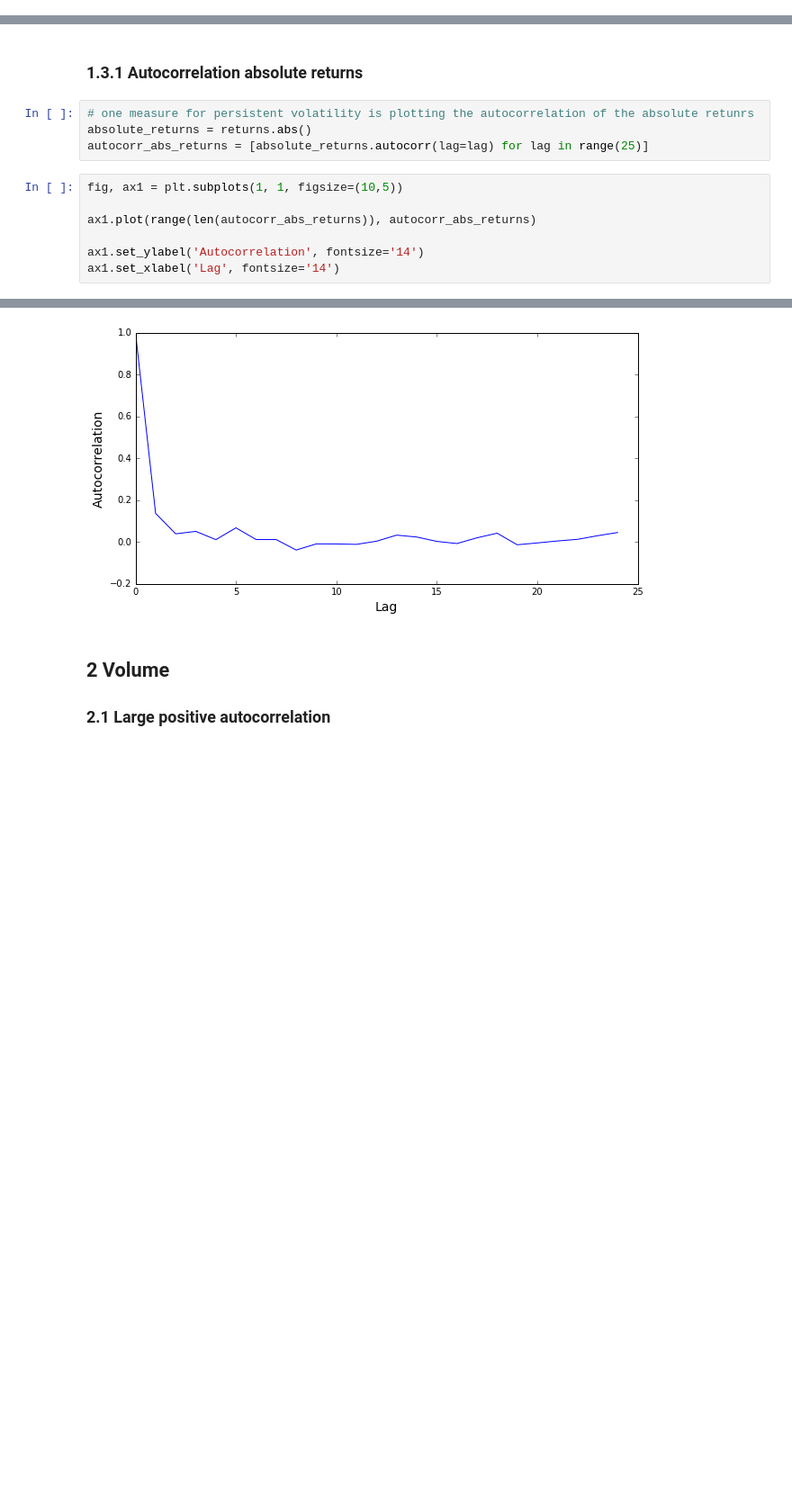
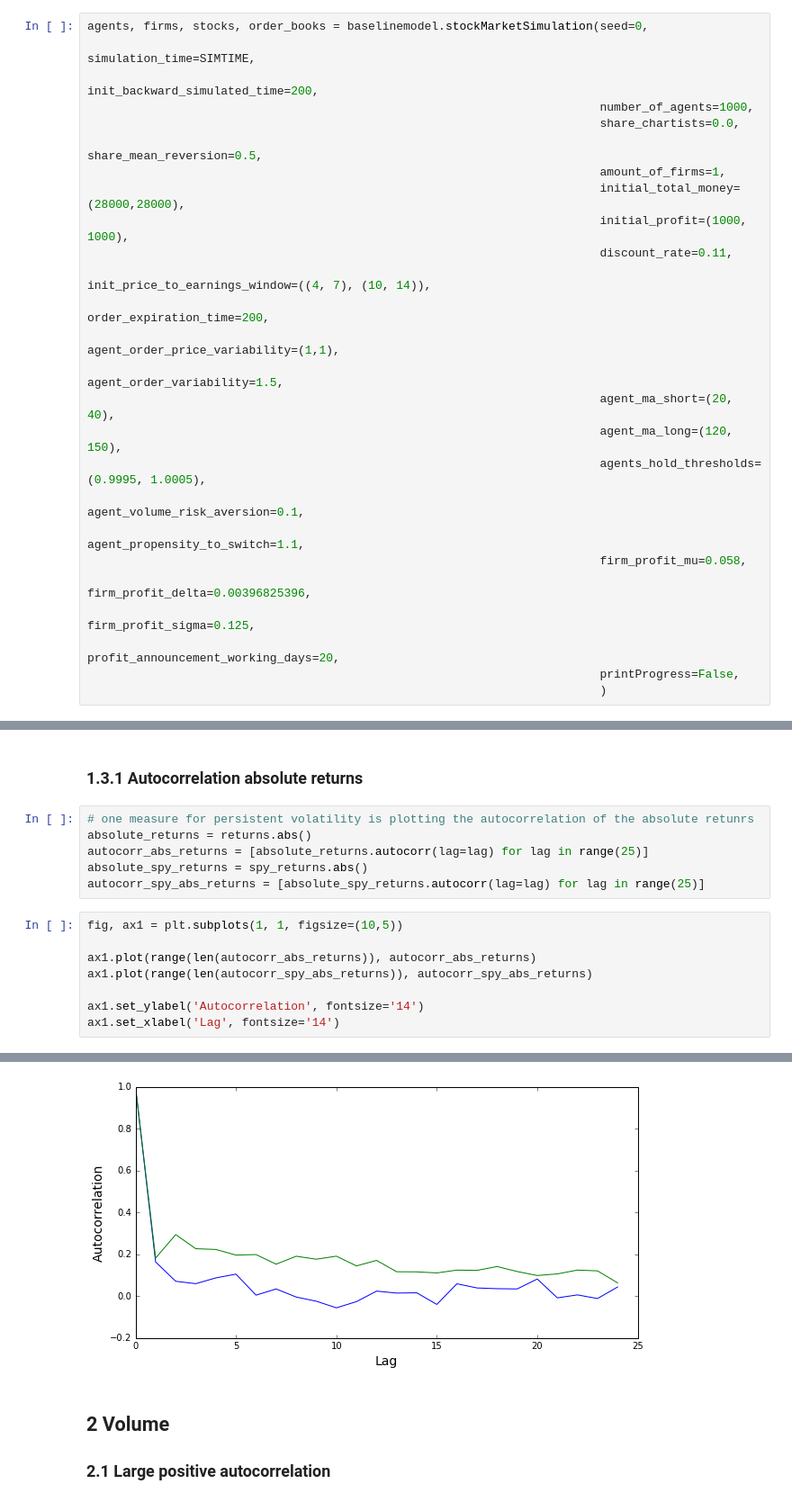
Before and after one commit to LCfP/Agent-Based-Stock-Market-Model, a Jupyter notebook: modeltweaking.ipynb, the cells around one changed output, grey strips where cells are left out. Shown at 90% size. Drawn from its saved outputs; the diff is of its cells as text; blank space fills up the shorter version.

```diff
--- a/modeltweaking.ipynb
+++ b/modeltweaking.ipynb
@@ -48,3 +23,29 @@ agents, firms, stocks, order_books = baselinemodel.stockMarketSimulation(seed=0,
+# %%
+agents, firms, stocks, order_books = baselinemodel.stockMarketSimulation(seed=0,
+                                                                         simulation_time=SIMTIME,
+                                                                         init_backward_simulated_time=200,
+                                                                         number_of_agents=1000,
+                                                                         share_chartists=0.0,
+                                                                         share_mean_reversion=0.5,
+                                                                         amount_of_firms=1,
+                                                                         initial_total_money=(28000,28000),
+                                                                         initial_profit=(1000, 1000),
+                                                                         discount_rate=0.11,
+                                                                         init_price_to_earnings_window=((4, 7), (10, 14)),
+                                                                         order_expiration_time=200,
+                                                                         agent_order_price_variability=(1,1),
+                                                                         agent_order_variability=1.5,
+                                                                         agent_ma_short=(20, 40),
+                                                                         agent_ma_long=(120, 150),
+                                                                         agents_hold_thresholds=(0.9995, 1.0005),
+                                                                         agent_volume_risk_aversion=0.1,
+                                                                         agent_propensity_to_switch=1.1,
+                                                                         firm_profit_mu=0.058,
+                                                                         firm_profit_delta=0.00396825396,
+                                                                         firm_profit_sigma=0.125,
+                                                                         profit_announcement_working_days=20,
+                                                                         printProgress=False,
+                                                                         )
 # %% [markdown]
 # Quick results
 # %% [markdown]
@@ -409,16 +343,19 @@ Volatility clustering characterizing their conditional distribution. Probably ti
 # one measure for persistent volatility is plotting the autocorrelation of the absolute retunrs
 absolute_returns = returns.abs()
 autocorr_abs_returns = [absolute_returns.autocorr(lag=lag) for lag in range(25)]
+absolute_spy_returns = spy_returns.abs()
+autocorr_spy_abs_returns = [absolute_spy_returns.autocorr(lag=lag) for lag in range(25)]
 # %%
 fig, ax1 = plt.subplots(1, 1, figsize=(10,5))
 
 ax1.plot(range(len(autocorr_abs_returns)), autocorr_abs_returns)
+ax1.plot(range(len(autocorr_spy_abs_returns)), autocorr_spy_abs_returns)
 
 ax1.set_ylabel('Autocorrelation', fontsize='14')
 ax1.set_xlabel('Lag', fontsize='14')
 # %% [output]
 <matplotlib.text.Text at 0x...>
-[figure, old version]
+[figure, new version]
 # %% [markdown]
 ## 2 Volume
 ### 2.1 Large positive autocorrelation
```
Also changed, not shown: parts of 18 cells of this notebook, 4 other files.
